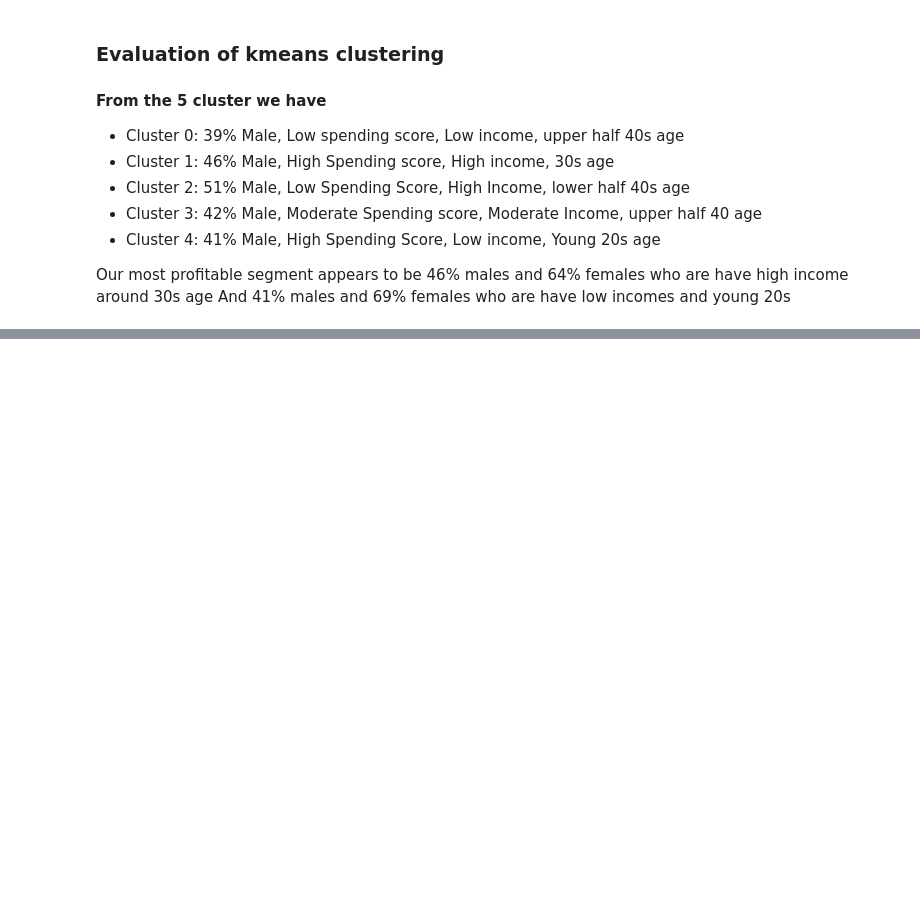
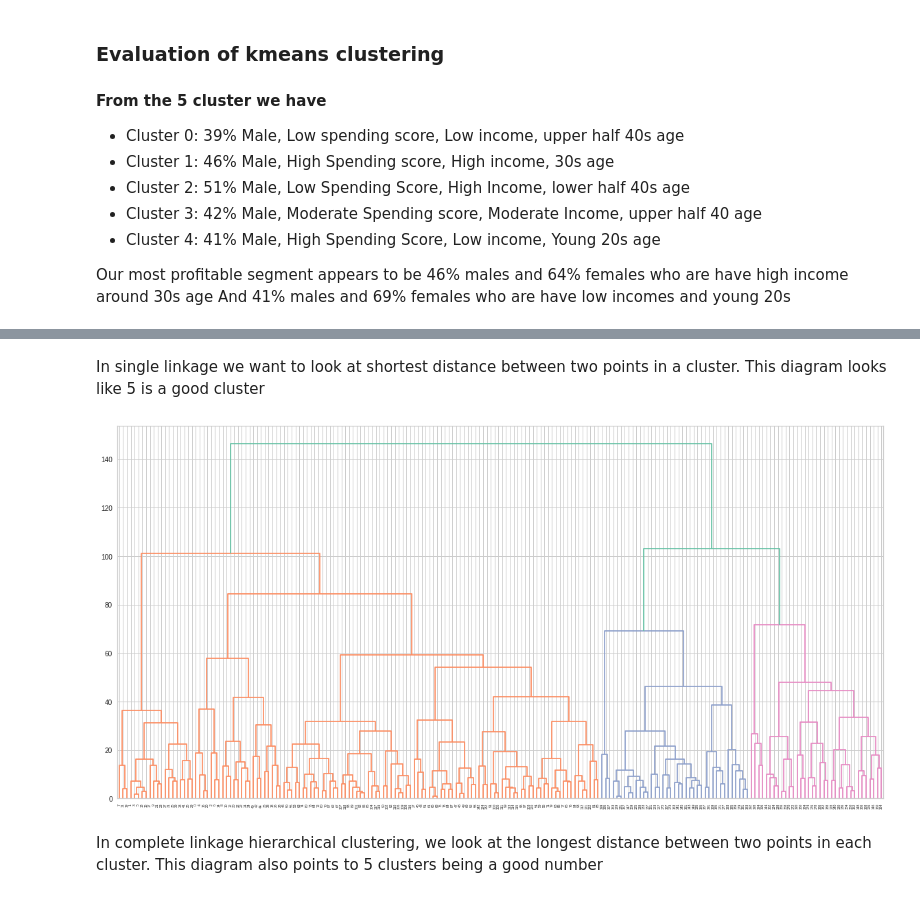
Before and after one commit to willkchan/Practice-ML-Models, a Jupyter notebook: notebook.ipynb, the cells around one changed output, grey strips where cells are left out. Drawn from its saved outputs; the diff is of its cells as text; code cells hidden in the pictures; blank space fills up the shorter version.

```diff
--- a/notebook.ipynb
+++ b/notebook.ipynb
@@ -657,0 +706,14 @@ And 41% males and 69% females who are have low incomes and young 20s
+# %% [markdown]
+In single linkage we want to look at shortest distance between two points in a cluster.
+This diagram looks like 5 is a good cluster
+# %%
+# Using complete linkage
+plt.figure(figsize=(20,10))
+mergings = linkage(customer_df, method='complete', metric='euclidean')
+dendrogram(mergings)
+plt.show()
+# %% [output]
+[figure, added]
+# %% [markdown]
+In complete linkage hierarchical clustering, we look at the longest distance between two points in each cluster.
+This diagram also points to 5 clusters being a good number
```
Also changed, not shown: parts of 20 cells of this notebook.
